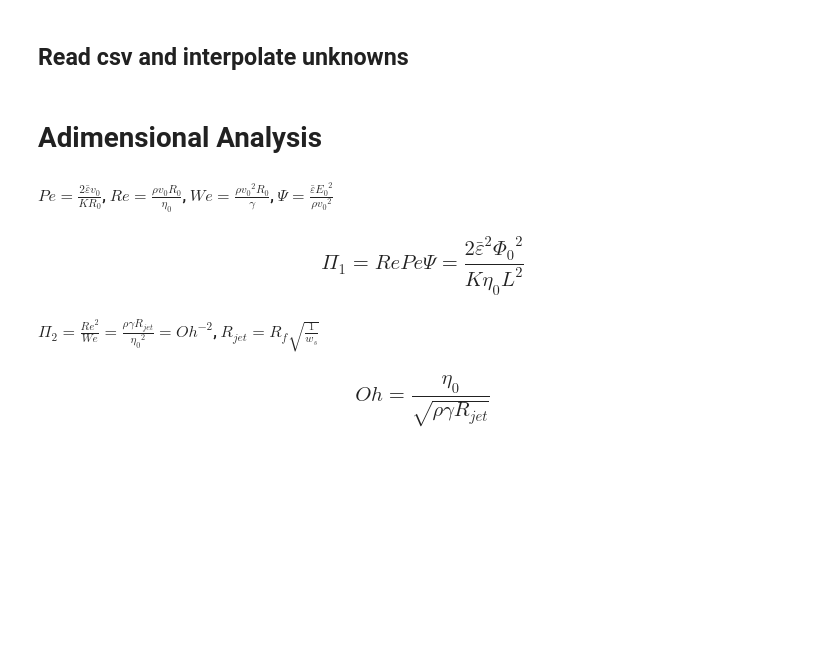
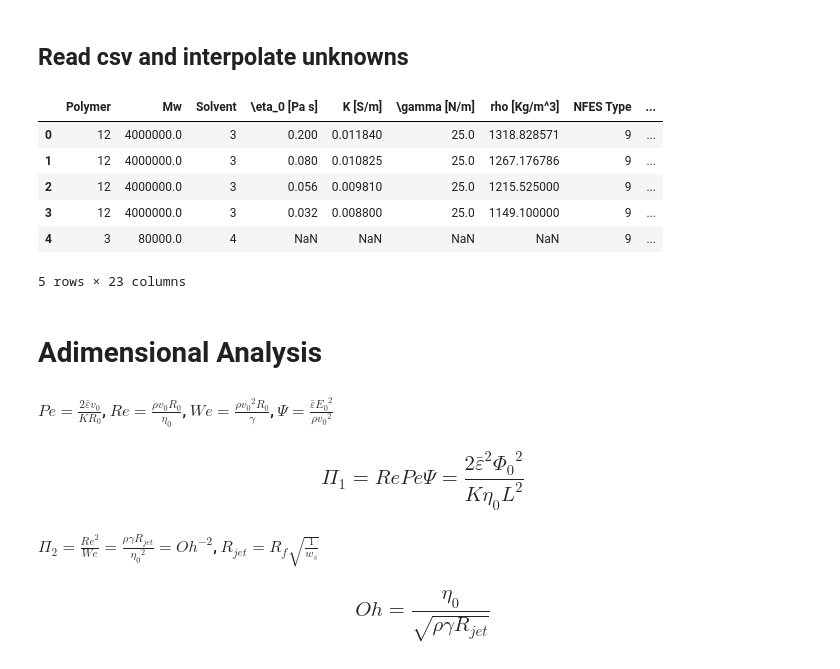
Before and after one commit to KiraSensei13/MNT_ITESM_Thesis, a Jupyter notebook: 04_Papers/NFES_Review/_jupyterPlots/NFES_ReviewPaper.ipynb, the cells around one changed output. Drawn from its saved outputs; the diff is of its cells as text; code cells hidden in the pictures; blank space fills up the shorter version.

```diff
--- a/04_Papers/NFES_Review/_jupyterPlots/NFES_ReviewPaper.ipynb
+++ b/04_Papers/NFES_Review/_jupyterPlots/NFES_ReviewPaper.ipynb
@@ -491,34 +491,42 @@ df["\Pi_1"] = Pi_1(
     df["\Phi_0 [V]"],
     df["K [S/m]"],
     df["\eta_0 [Pa s]"],
     df["L [m]"]
 );
 
 df["R_{jet}"] = R_jet(
     df["D_{fiber} [m]"]/2,
     df["C_{polymer} [wt\%]"]
 );
 
 df["Oh"] = Oh(
     df["\eta_0 [Pa s]"],
     df["rho [Kg/m^3]"],
     df["\gamma [N/m]"],
     df["R_{jet}"]
 );
 
 # Give strings a numeric value
 # Assign a numeric value to string data type values
 df_x = df.copy();
 for col in range(len(df.columns)):
     if str(type(df.iloc[0 , col])) == "<class 'str'>":
         df_x.iloc[: , col] = number.fit_transform(df.iloc[: , col].astype('str'))
 
 #display(df);
-#display(df_x.head());
+display(df_x.head());
 
 ## SAVE dataframe as CSV
 #print("Saving CSV ...")-
 #df.to_csv(r'./NFESdataSorted_calculated.csv', index = False);
+# %% [output]
+|  | Polymer | Mw | Solvent | \eta_0 [Pa s] | K [S/m] | \gamma [N/m] | rho [Kg/m^3] | NFES Type | ... |
+| 0 | 12 | 4000000.0 | 3 | 0.200 | 0.011840 | 25.0 | 1318.828571 | 9 | ... |
+| 1 | 12 | 4000000.0 | 3 | 0.080 | 0.010825 | 25.0 | 1267.176786 | 9 | ... |
+| 2 | 12 | 4000000.0 | 3 | 0.056 | 0.009810 | 25.0 | 1215.525000 | 9 | ... |
+| 3 | 12 | 4000000.0 | 3 | 0.032 | 0.008800 | 25.0 | 1149.100000 | 9 | ... |
+| 4 | 3 | 80000.0 | 4 | NaN | NaN | NaN | NaN | 9 | ... |
+5 rows × 23 columns
 # %% [markdown]
 # Adimensional Analysis
 
```
Also changed, not shown: parts of 2 cells of this notebook, 1 other file.
